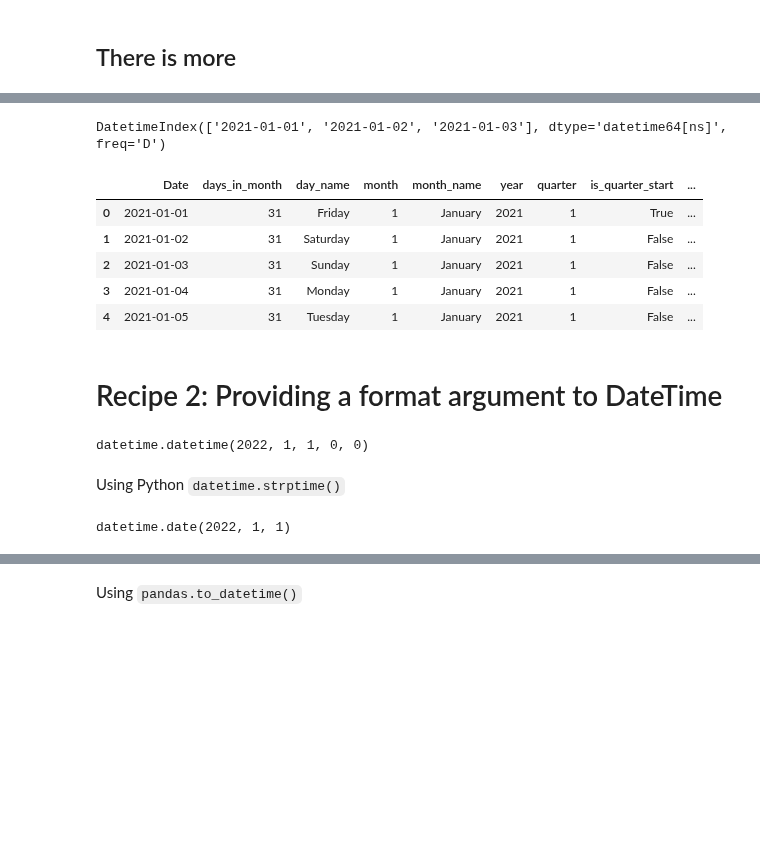
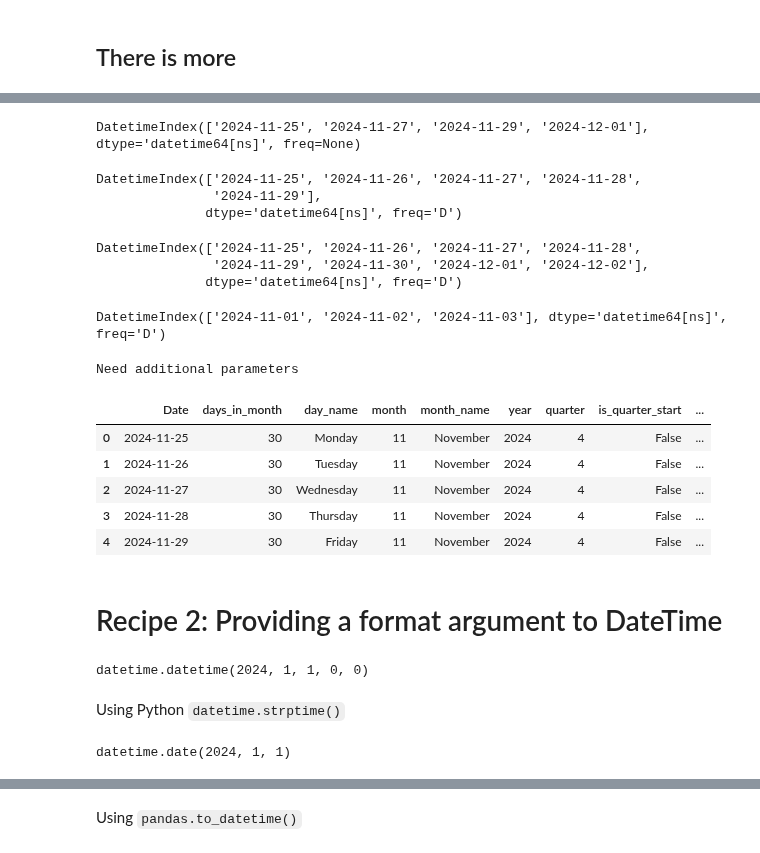
Before and after one commit to PacktPublishing/Time-Series-Analysis-with-Python-Cookbook-Second-Edition, a Jupyter notebook: code/Ch6/Chapter 6.ipynb, the cells around one changed output, grey strips where cells are left out. Drawn from its saved outputs; the diff is of its cells as text; code cells hidden in the pictures; blank space fills up the shorter version.

```diff
--- a/code/Ch6/Chapter 6.ipynb
+++ b/code/Ch6/Chapter 6.ipynb
@@ -220,51 +275,77 @@ DatetimeIndex(['2021-01-01', '2021-01-02', '2021-01-03'], dtype='datetime64[ns]'
 # %%
-pd.date_range(start='2021-01-01',
-               periods=3)
+pd.date_range(start='2024-11-25',
+              end='2024-12-01',
+               periods=4)
 # %% [output]
-DatetimeIndex(['2021-01-01', '2021-01-02', '2021-01-03'], dtype='datetime64[ns]', freq='D')
+DatetimeIndex(['2024-11-25', '2024-11-27', '2024-11-29', '2024-12-01'], dtype='datetime64[ns]', freq=None)
 # %%
 # Example of error
 
-# pd.date_range(start='2021-01-01',
-#                freq='D')
+pd.date_range(start='2024-11-25',
+              periods=5,
+               freq='D')
+# %% [output]
+DatetimeIndex(['2024-11-25', '2024-11-26', '2024-11-27', '2024-11-28',
+               '2024-11-29'],
+              dtype='datetime64[ns]', freq='D')
+# %%
+pd.date_range(start='2024-11-25',
+               end='2024-12-02')
+# %% [output]
+DatetimeIndex(['2024-11-25', '2024-11-26', '2024-11-27', '2024-11-28',
+               '2024-11-29', '2024-11-30', '2024-12-01', '2024-12-02'],
+              dtype='datetime64[ns]', freq='D')
+# %%
+pd.date_range(start='2024-11-01',
+               periods=3)
+# %% [output]
+DatetimeIndex(['2024-11-01', '2024-11-02', '2024-11-03'], dtype='datetime64[ns]', freq='D')
+# %%
+# error
+try:
+    pd.date_range(start='2024-11-25', freq='D')
+except ValueError:
+    print("Need additional parameters")
+# %% [output]
+Need additional parameters
 # %%
-df = pd.DataFrame(pd.date_range(start='2021-01-01',
+df = pd.DataFrame(pd.date_range(start='2024-11-25',
                periods=5), columns=['Date'])
 
 df['days_in_month'] = df['Date'].dt.days_in_month
 df['day_name'] = df['Date'].dt.day_name()
 df['month'] = df['Date'].dt.month
 df['month_name'] = df['Date'].dt.month_name()
 df['year'] = df['Date'].dt.year
 df['days_in_month'] = df['Date'].dt.days_in_month
 df['quarter'] = df['Date'].dt.quarter
 df['is_quarter_start'] = df['Date'].dt.is_quarter_start
 df['days_in_month'] = df['Date'].dt.days_in_month
 df['is_leap_year'] = df['Date'].dt.is_leap_year
 df['is_month_start'] = df['Date'].dt.is_month_start
 df['is_month_end'] = df['Date'].dt.is_month_end
 df['is_year_start'] = df['Date'].dt.is_year_start
 df
 # %% [output]
 |  | Date | days_in_month | day_name | month | month_name | year | quarter | is_quarter_start | ... |
-| 0 | 2021-01-01 | 31 | Friday | 1 | January | 2021 | 1 | True | ... |
-| 1 | 2021-01-02 | 31 | Saturday | 1 | January | 2021 | 1 | False | ... |
-| 2 | 2021-01-03 | 31 | Sunday | 1 | January | 2021 | 1 | False | ... |
-| 3 | 2021-01-04 | 31 | Monday | 1 | January | 2021 | 1 | False | ... |
-| 4 | 2021-01-05 | 31 | Tuesday | 1 | January | 2021 | 1 | False | ... |
+| 0 | 2024-11-25 | 30 | Monday | 11 | November | 2024 | 4 | False | ... |
+| 1 | 2024-11-26 | 30 | Tuesday | 11 | November | 2024 | 4 | False | ... |
+| 2 | 2024-11-27 | 30 | Wednesday | 11 | November | 2024 | 4 | False | ... |
+| 3 | 2024-11-28 | 30 | Thursday | 11 | November | 2024 | 4 | False | ... |
+| 4 | 2024-11-29 | 30 | Friday | 11 | November | 2024 | 4 | False | ... |
 # %% [markdown]
 # Recipe 2: Providing a format argument to DateTime
 # %%
 import pandas as pd
 import datetime as dt
 # %%
-dt.datetime.strptime('1/1/2022', '%m/%d/%Y')
+dt.datetime.strptime('1/1/2024', '%m/%d/%Y')
 # %% [output]
-datetime.datetime(2022, 1, 1, 0, 0)
+datetime.datetime(2024, 1, 1, 0, 0)
 # %% [markdown]
 Using Python `datetime.strptime()`
 # %%
-dt.datetime.strptime('1/1/2022', '%m/%d/%Y').date()
+dt.datetime.strptime('1/1/2024', '%m/%d/%Y').date()
 # %% [output]
-datetime.date(2022, 1, 1)
+datetime.date(2024, 1, 1)
 # %%
```
Also changed, not shown: parts of 149 cells of this notebook.
